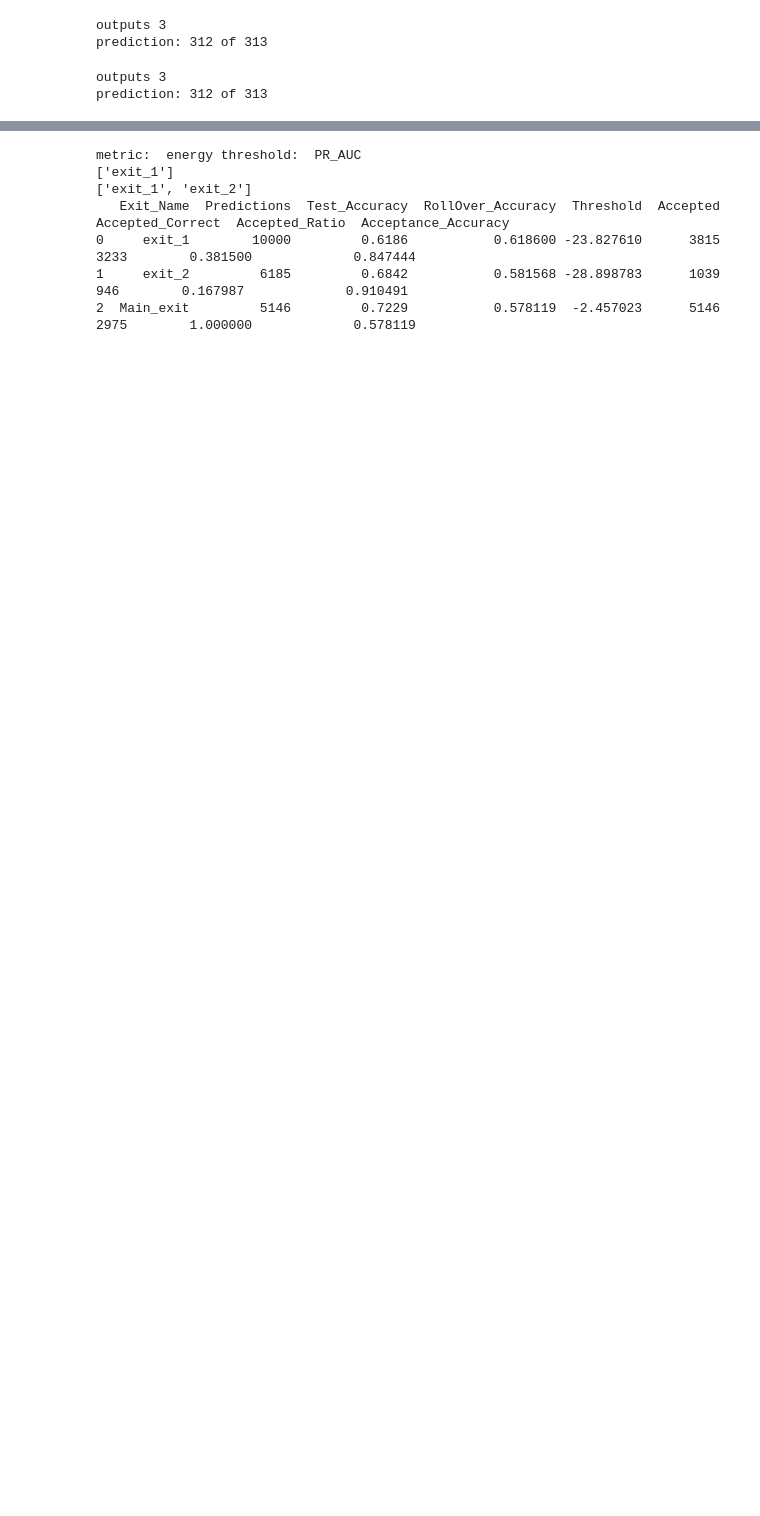
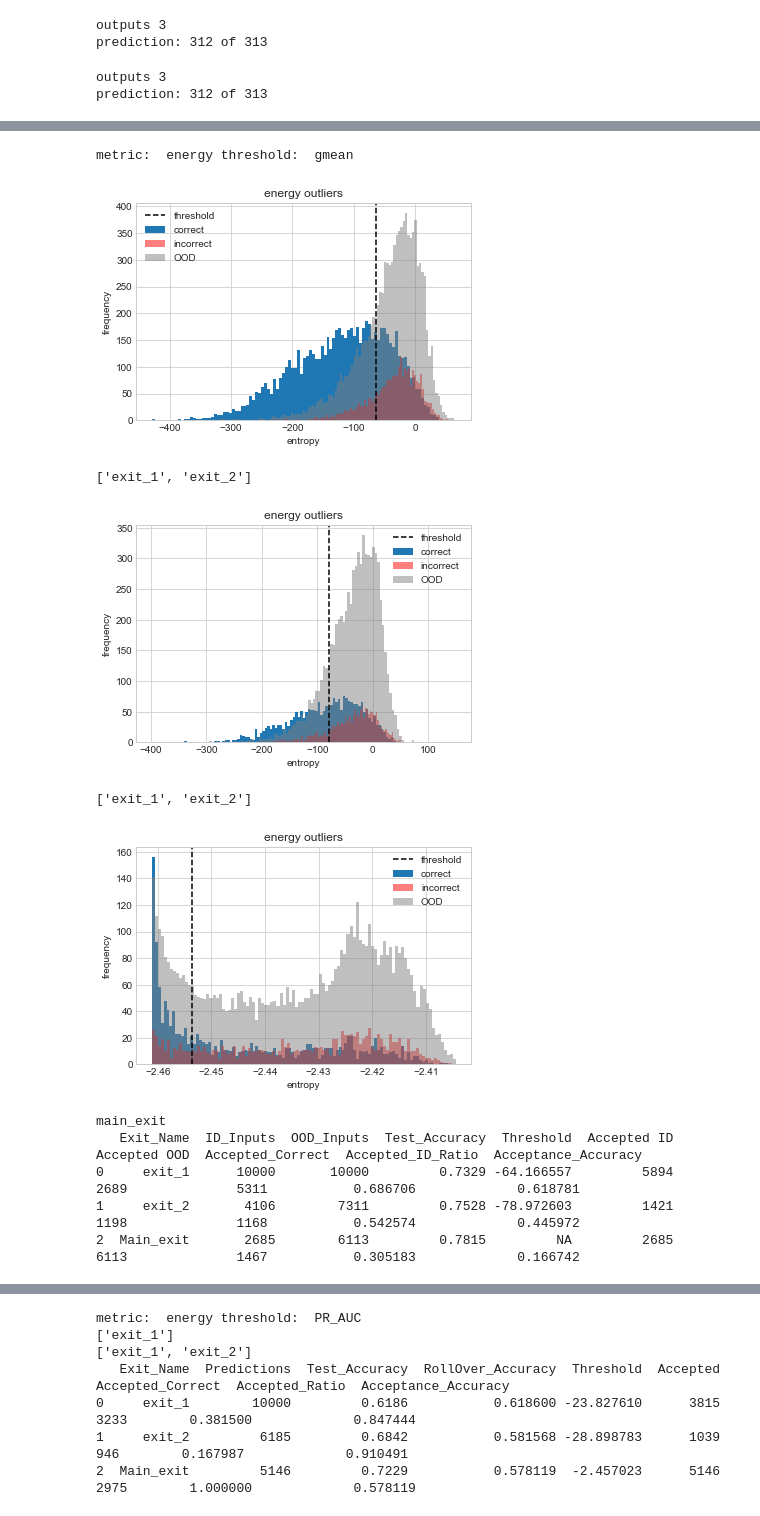
Before and after one commit to SanityLacking/BrevisNet, a Jupyter notebook: notebooks/Experiment_ResNet.ipynb, the cells around one changed output, grey strips where cells are left out. Drawn from its saved outputs; the diff is of its cells as text; code cells hidden in the pictures; blank space fills up the shorter version.

```diff
--- a/notebooks/Experiment_ResNet.ipynb
+++ b/notebooks/Experiment_ResNet.ipynb
@@ -527,7 +1293,7 @@ for i in output_ID:
 outputs 3
 prediction: 312 of 313
 # %%
-output_OOD = evaluate.getPredictions_Energy(model, test_ds100,stopping_point=None)
+output_OOD = getPredictions_Energy(model, test_ds100,stopping_point=None)
 for i in output_OOD:
     i['correct']=0
     i['outlier']=1
@@ -536,0 +1562,16 @@ prediction: 312 of 313
+# %%
+#resnet_IAD +regularizer e15 g60 frozen sgd
+# buildComparePlot(output_ID, output_OOD, ["entropy"], "gmean", main_exit_included=True,plot=False)
+buildComparePlot(output_ID, output_OOD, ["energy"], "gmean", main_exit_included=True,plot=True)
+# %% [output]
+metric:  energy threshold:  gmean
+[figure, added]
+['exit_1', 'exit_2']
+[figure, added]
+['exit_1', 'exit_2']
+[figure, added]
+main_exit
+   Exit_Name  ID_Inputs  OOD_Inputs  Test_Accuracy  Threshold  Accepted ID  Accepted OOD  Accepted_Correct  Accepted_ID_Ratio  Acceptance_Accuracy
+0     exit_1      10000       10000         0.7329 -64.166557         5894          2689              5311           0.686706             0.618781
+1     exit_2       4106        7311         0.7528 -78.972603         1421          1198              1168           0.542574             0.445972
+2  Main_exit       2685        6113         0.7815         NA         2685          6113              1467           0.305183             0.166742
```
Also changed, not shown: parts of 128 cells of this notebook, 18 other files.
